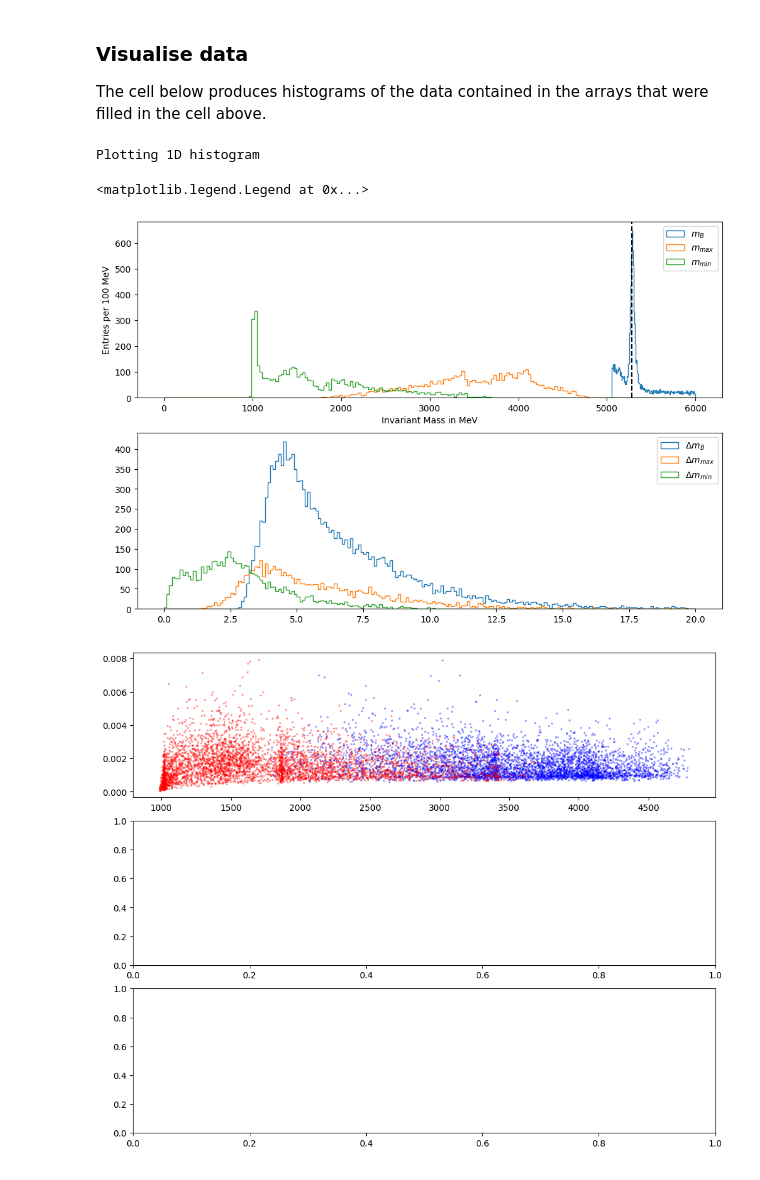
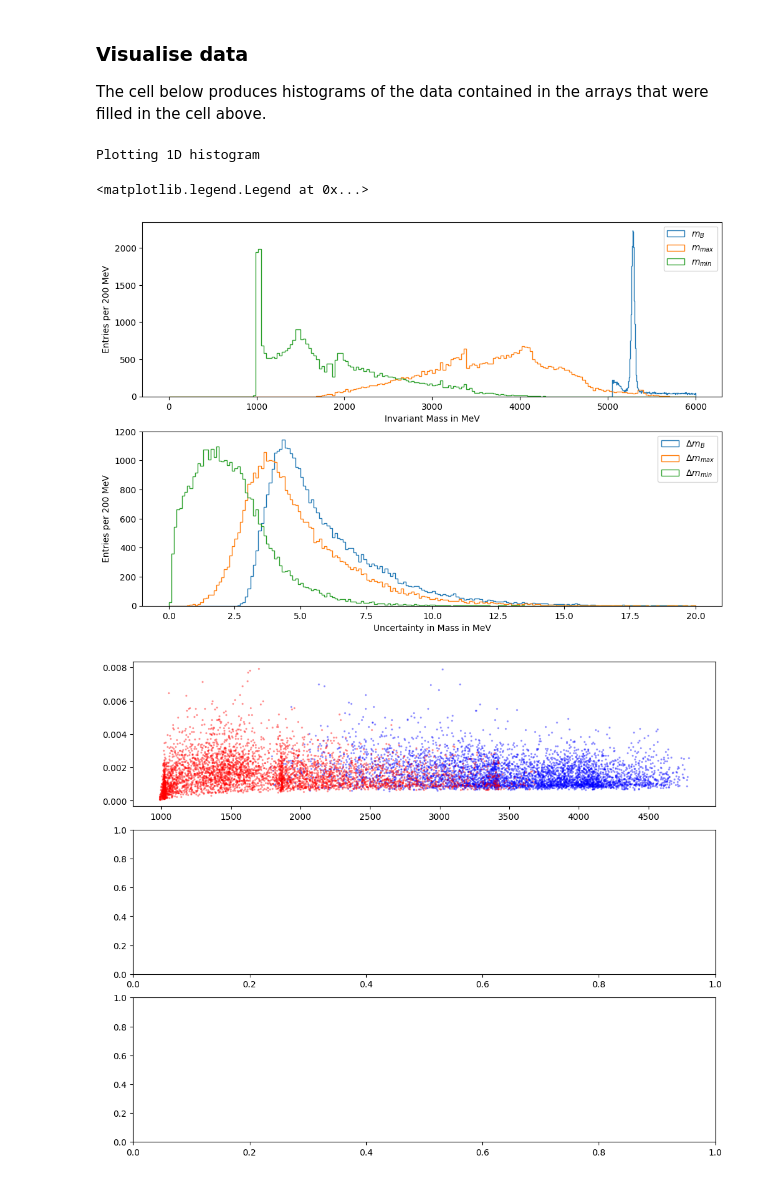
Before and after one commit to damianfrench/MatterAntimatterLab, a Jupyter notebook: Analysis_example.ipynb, the cells around one changed output. Drawn from its saved outputs; the diff is of its cells as text; code cells hidden in the pictures.

```diff
--- a/Analysis_example.ipynb
+++ b/Analysis_example.ipynb
@@ -257,7 +257,7 @@ def neutral_mass_uncertainty(data, suffix1, suffix2, m_k, mask):
 
 def D_0_filter(masses,expected_val,m_uncertanties):
     S=(masses-expected_val)/m_uncertanties
-    return masses[abs(S)>5]
+    return np.abs(S)>5
 # %% [markdown]
 # Calculating all values from the dataset, applying the cut and working out invariant masses along with their uncertainties
 # %%
@@ -497,42 +507,50 @@ ax[1].hist(m_low_all_uncertainties,bins=200,range=[0,20],histtype='step',label='
 # ax[0].axvline(1475,color='red')
 # #rho - mainly up-anti-up and down-antidown
 # ax[0].axvline(1450,color='red')
-#D_0 charm antiup
+# # D_0 charm antiup
 # ax[0].axvline(1864.84,color='red')
 
-# 2-3 GeV region is mainly comprised of excited light meson states.
+# # 2-3 GeV region is mainly comprised of excited light meson states.
 
-#J/psi charm-anticharm
+# # J/psi charm-anticharm
 # ax[0].axvline(3096.9,color='red')
 # #chi_c0 charm-anticharm
 # ax[0].axvline(3414.71,color='red')
 # # Charmonium (excited) states) and tetra quark candidates in the region of 4GeV - 4.5 GeV
 # ax[0].axvline(4100,color='red')
 
-#slight peak before could be from particle misidentification from choosing the wrong kaon candidate.
+# #slight peak before could be from particle misidentification from choosing the wrong kaon candidate.
 
-# B meson
-ax[0].axvline(5279,color='k',linestyle='--')
+# # B meson
+# ax[0].axvline(5279,color='k',linestyle='--')
 
 
 # peaks,_=scipy.signal.find_peaks(values_m_B,height=25)
 # widths,width_heights,pos_left,pos_right=scipy.signal.peak_widths(values_m_B,peaks,rel_height=0.5)
 # int_pos_right=int(np.floor(pos_right[0]))
 # int_pos_left=int(np.floor(pos_left[0]))
 # print(bins_m_B[peaks],values_m_B[peaks])
 # print((m_B.max()-m_B.min())/2000)
 # ax.scatter(bins_m_B[peaks],values_m_B[peaks],color='red')
 # ax.hlines(0.5*values_m_B[peaks],bins_m_B[int_pos_left],bins_m_B[int_pos_right],color='red')
 #ax[0].hist(pZ, bins = 200, range = [0, 100000],histtype='stepfilled',alpha=0.3,label='$p_{z}$')
 ax[0].set_xlabel('Invariant Mass in MeV')
-ax[0].set_ylabel('Entries per 100 MeV')
+ax[0].set_ylabel('Entries per 200 MeV')
 ax[0].legend()
+ax[1].set_xlabel('Uncertainty in Mass in MeV')
+ax[1].set_ylabel('Entries per 200 MeV')
 ax[1].legend()
+# ax[2].set_xlabel('Weighted Mass in MeV')
+# ax[2].set_ylabel('Entries per 200 MeV')
+# ax[2].legend()
+# ax[3].set_xlabel('Weighted Mass in MeV')
+# ax[3].set_ylabel('Entries per 200 MeV')
+# ax[3].legend()
 # plt.savefig('./plots/invariant_masses_particles_labelled_with_uncertainties.png')
 # %% [output]
 Plotting 1D histogram
 <matplotlib.legend.Legend at 0x...>
-[figure, old version]
+[figure, new version]
 # %%
 fig,ax=plt.subplots(3,figsize=(10,8),layout='constrained')
 ax[0].scatter(m_high_all,m_high_all_uncertainties/m_high_all,alpha=0.3,s=2,color='blue')
```
Also changed, not shown: parts of 2 cells of this notebook.
